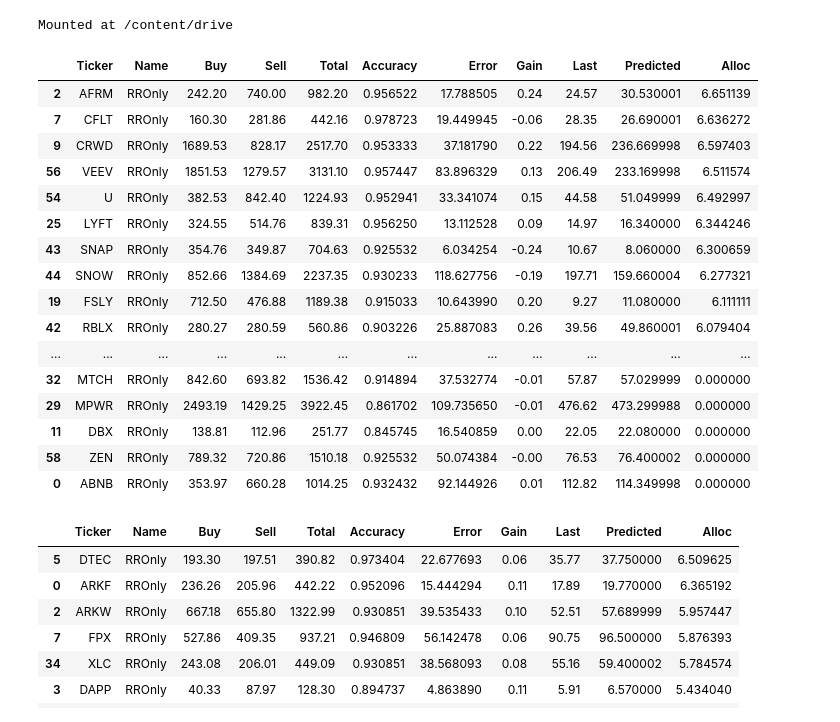
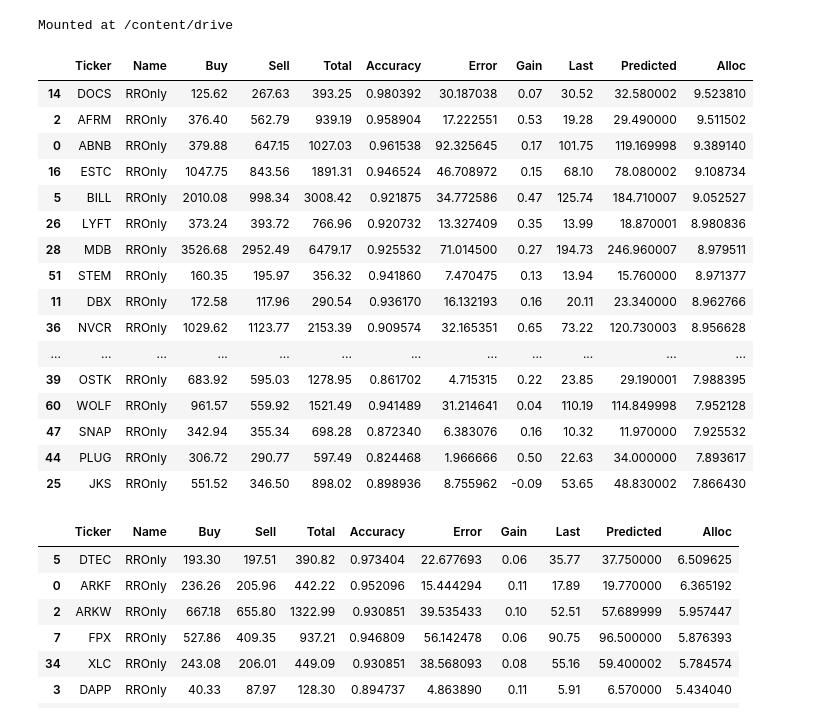
Before and after one commit to ahsank/runml, a Jupyter notebook: StockML.ipynb, the cells around one changed output. Drawn from its saved outputs; the diff is of its cells as text; code cells hidden in the pictures.

```diff
--- a/StockML.ipynb
+++ b/StockML.ipynb
@@ -41,28 +41,28 @@ tickers = ['ABNB', 'ACLS', 'AFRM' ,'AI', 'AMBA',
 lossfn = "huber_loss"
 mod = pipeline.RateReturnOnly(
     pipeline.FeatureSeq([pipeline.AddDayMonth(), pipeline.AddVWap(), pipeline.AddMA(200)]))
-df  = pipeline.runModelCombined(tickers, 'ipos7b', mod, False, loss=lossfn)[0]
+df  = pipeline.runModelCombined(tickers, 'ipos-9b', mod, True, loss=lossfn)[0]
 # %%
-addAlloc(df, 0.14, 1)
-df.sort_values('Alloc', ascending=False)
+addAlloc(df, 0.10, 1)
+df.sort_values('Alloc', ascending=False).head(50)
 # %% [output]
 |  | Ticker | Name | Buy | Sell | Total | Accuracy | Error | Gain | Last | Predicted | Alloc |
-| 2 | AFRM | RROnly | 242.20 | 740.00 | 982.20 | 0.956522 | 17.788505 | 0.24 | 24.57 | 30.530001 | 6.651139 |
-| 7 | CFLT | RROnly | 160.30 | 281.86 | 442.16 | 0.978723 | 19.449945 | -0.06 | 28.35 | 26.690001 | 6.636272 |
-| 9 | CRWD | RROnly | 1689.53 | 828.17 | 2517.70 | 0.953333 | 37.181790 | 0.22 | 194.56 | 236.669998 | 6.597403 |
-| 56 | VEEV | RROnly | 1851.53 | 1279.57 | 3131.10 | 0.957447 | 83.896329 | 0.13 | 206.49 | 233.169998 | 6.511574 |
-| 54 | U | RROnly | 382.53 | 842.40 | 1224.93 | 0.952941 | 33.341074 | 0.15 | 44.58 | 51.049999 | 6.492997 |
-| 25 | LYFT | RROnly | 324.55 | 514.76 | 839.31 | 0.956250 | 13.112528 | 0.09 | 14.97 | 16.340000 | 6.344246 |
-| 43 | SNAP | RROnly | 354.76 | 349.87 | 704.63 | 0.925532 | 6.034254 | -0.24 | 10.67 | 8.060000 | 6.300659 |
-| 44 | SNOW | RROnly | 852.66 | 1384.69 | 2237.35 | 0.930233 | 118.627756 | -0.19 | 197.71 | 159.660004 | 6.277321 |
-| 19 | FSLY | RROnly | 712.50 | 476.88 | 1189.38 | 0.915033 | 10.643990 | 0.20 | 9.27 | 11.080000 | 6.111111 |
-| 42 | RBLX | RROnly | 280.27 | 280.59 | 560.86 | 0.903226 | 25.887083 | 0.26 | 39.56 | 49.860001 | 6.079404 |
+| 14 | DOCS | RROnly | 125.62 | 267.63 | 393.25 | 0.980392 | 30.187038 | 0.07 | 30.52 | 32.580002 | 9.523810 |
+| 2 | AFRM | RROnly | 376.40 | 562.79 | 939.19 | 0.958904 | 17.222551 | 0.53 | 19.28 | 29.490000 | 9.511502 |
+| 0 | ABNB | RROnly | 379.88 | 647.15 | 1027.03 | 0.961538 | 92.325645 | 0.17 | 101.75 | 119.169998 | 9.389140 |
+| 16 | ESTC | RROnly | 1047.75 | 843.56 | 1891.31 | 0.946524 | 46.708972 | 0.15 | 68.10 | 78.080002 | 9.108734 |
+| 5 | BILL | RROnly | 2010.08 | 998.34 | 3008.42 | 0.921875 | 34.772586 | 0.47 | 125.74 | 184.710007 | 9.052527 |
+| 26 | LYFT | RROnly | 373.24 | 393.72 | 766.96 | 0.920732 | 13.327409 | 0.35 | 13.99 | 18.870001 | 8.980836 |
+| 28 | MDB | RROnly | 3526.68 | 2952.49 | 6479.17 | 0.925532 | 71.014500 | 0.27 | 194.73 | 246.960007 | 8.979511 |
+| 51 | STEM | RROnly | 160.35 | 195.97 | 356.32 | 0.941860 | 7.470475 | 0.13 | 13.94 | 15.760000 | 8.971377 |
+| 11 | DBX | RROnly | 172.58 | 117.96 | 290.54 | 0.936170 | 16.132193 | 0.16 | 20.11 | 23.340000 | 8.962766 |
+| 36 | NVCR | RROnly | 1029.62 | 1123.77 | 2153.39 | 0.909574 | 32.165351 | 0.65 | 73.22 | 120.730003 | 8.956628 |
 | ... | ... | ... | ... | ... | ... | ... | ... | ... | ... | ... | ... |
-| 32 | MTCH | RROnly | 842.60 | 693.82 | 1536.42 | 0.914894 | 37.532774 | -0.01 | 57.87 | 57.029999 | 0.000000 |
-| 29 | MPWR | RROnly | 2493.19 | 1429.25 | 3922.45 | 0.861702 | 109.735650 | -0.01 | 476.62 | 473.299988 | 0.000000 |
-| 11 | DBX | RROnly | 138.81 | 112.96 | 251.77 | 0.845745 | 16.540859 | 0.00 | 22.05 | 22.080000 | 0.000000 |
-| 58 | ZEN | RROnly | 789.32 | 720.86 | 1510.18 | 0.925532 | 50.074384 | -0.00 | 76.53 | 76.400002 | 0.000000 |
-| 0 | ABNB | RROnly | 353.97 | 660.28 | 1014.25 | 0.932432 | 92.144926 | 0.01 | 112.82 | 114.349998 | 0.000000 |
+| 39 | OSTK | RROnly | 683.92 | 595.03 | 1278.95 | 0.861702 | 4.715315 | 0.22 | 23.85 | 29.190001 | 7.988395 |
+| 60 | WOLF | RROnly | 961.57 | 559.92 | 1521.49 | 0.941489 | 31.214641 | 0.04 | 110.19 | 114.849998 | 7.952128 |
+| 47 | SNAP | RROnly | 342.94 | 355.34 | 698.28 | 0.872340 | 6.383076 | 0.16 | 10.32 | 11.970000 | 7.925532 |
+| 44 | PLUG | RROnly | 306.72 | 290.77 | 597.49 | 0.824468 | 1.966666 | 0.50 | 22.63 | 34.000000 | 7.893617 |
+| 25 | JKS | RROnly | 551.52 | 346.50 | 898.02 | 0.898936 | 8.755962 | -0.09 | 53.65 | 48.830002 | 7.866430 |
 # %%
 findata.EPOCHS=200
 # https://seekingalpha.com/etfs-and-funds/etf-tables/sectors
```
Also changed, not shown: parts of 3 cells of this notebook.
